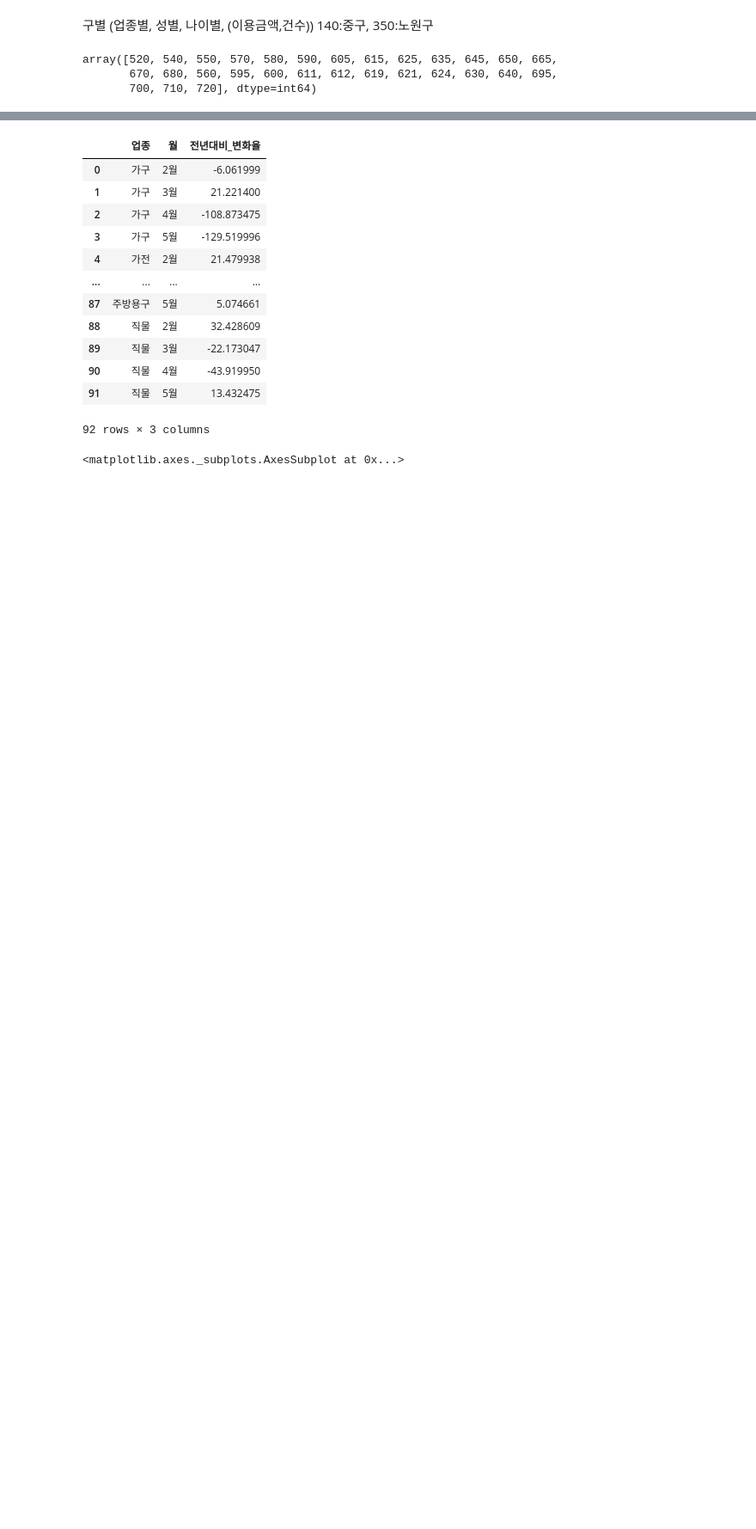
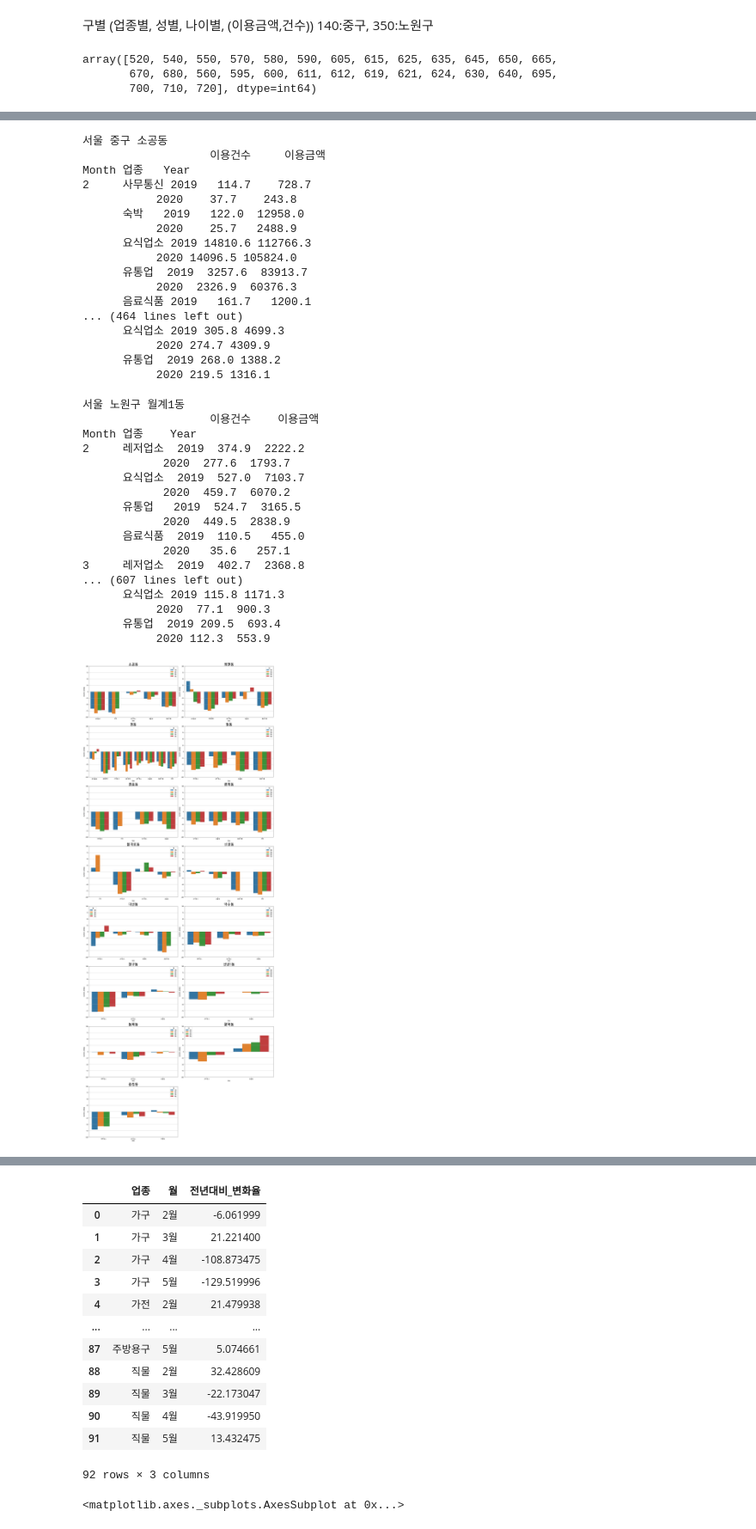
Before and after one commit to Changyoon-Lee/big_contest, a Jupyter notebook: 신한카드_EDA.ipynb, the cells around one changed output, grey strips where cells are left out. Shown at 86% size. Cells and saved outputs as stored; diff of their text form; code cells hidden in the pictures; blank space fills up the shorter version.

```diff
--- a/신한카드_EDA.ipynb
+++ b/신한카드_EDA.ipynb
@@ -99,0 +115,57 @@ SyntaxError: invalid syntax (<ipython-input-41-380a5e60b0ea>, line 20)
+# %%
+def makefigure(gu):
+    Fig=plt.figure(figsize=(20,50))
+    for i,dong in enumerate(df_seoul[df_seoul['시_구']==gu]['행정동'].unique()):
+        Fig.add_subplot(ceil(len(df_seoul[df_seoul['시_구']==gu]['행정동'].unique())/2),2,i+1)
+        gu_dong(gu, dong)
+    Fig.tight_layout()
+    Fig.show()
+    figure_dir = './img'
+    import os
+    if os.path.isdir(figure_dir) == False:
+        os.mkdir(figure_dir)
+    Fig.savefig(figure_dir+'/{}전년대비이용금액.png'.format(gu))
+    Fig.show()
+# %%
+from math import ceil
+
+for gu in ['서울 중구','서울 노원구']:
+    makefigure(gu)
+
+#신한카드가 가계의 매출전체를 대변할 수는 없지만 경향성을 설명해줄수 있다
+# %% [output]
+서울 중구 소공동
+                   이용건수     이용금액
+Month 업종   Year
+2     사무통신 2019   114.7    728.7
+           2020    37.7    243.8
+      숙박   2019   122.0  12958.0
+           2020    25.7   2488.9
+      요식업소 2019 14810.6 112766.3
+           2020 14096.5 105824.0
+      유통업  2019  3257.6  83913.7
+           2020  2326.9  60376.3
+      음료식품 2019   161.7   1200.1
+... (464 lines left out)
+      요식업소 2019 305.8 4699.3
+           2020 274.7 4309.9
+      유통업  2019 268.0 1388.2
+           2020 219.5 1316.1
+서울 노원구 월계1동
+                   이용건수    이용금액
+Month 업종    Year
+2     레저업소  2019  374.9  2222.2
+            2020  277.6  1793.7
+      요식업소  2019  527.0  7103.7
+            2020  459.7  6070.2
+      유통업   2019  524.7  3165.5
+            2020  449.5  2838.9
+      음료식품  2019  110.5   455.0
+            2020   35.6   257.1
+3     레저업소  2019  402.7  2368.8
+... (607 lines left out)
+      요식업소 2019 115.8 1171.3
+           2020  77.1  900.3
+      유통업  2019 209.5  693.4
+           2020 112.3  553.9
+[figure, added]
```
Also changed, not shown: parts of 11 cells of this notebook.
